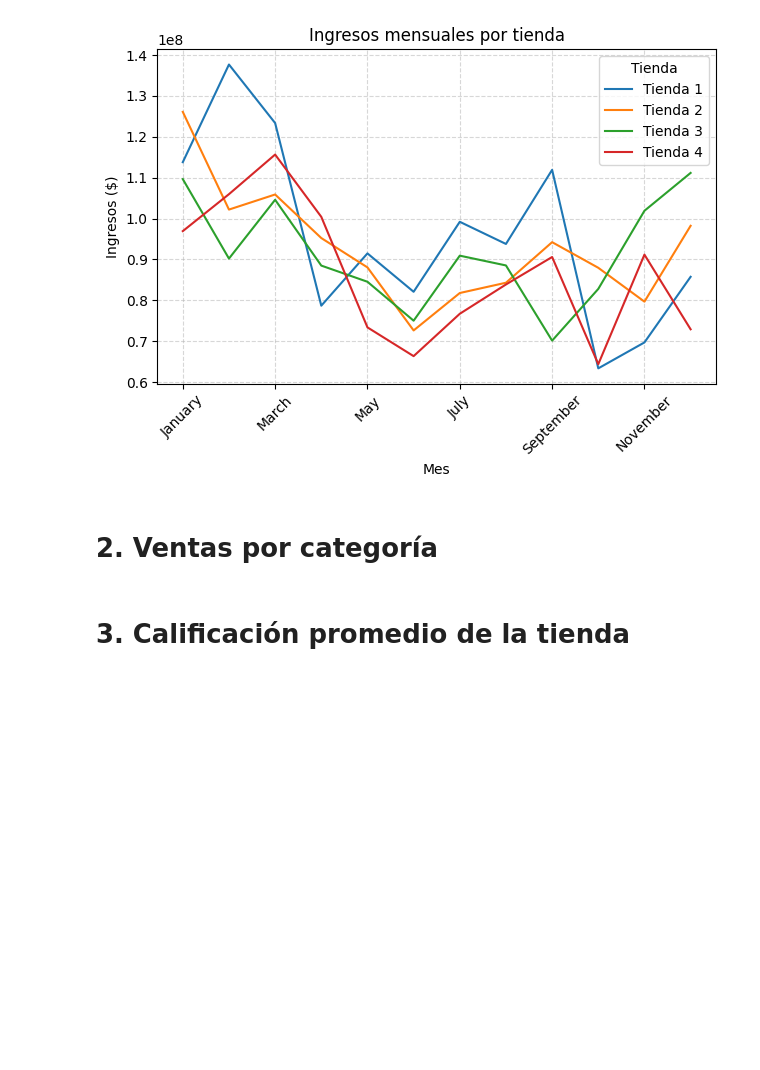
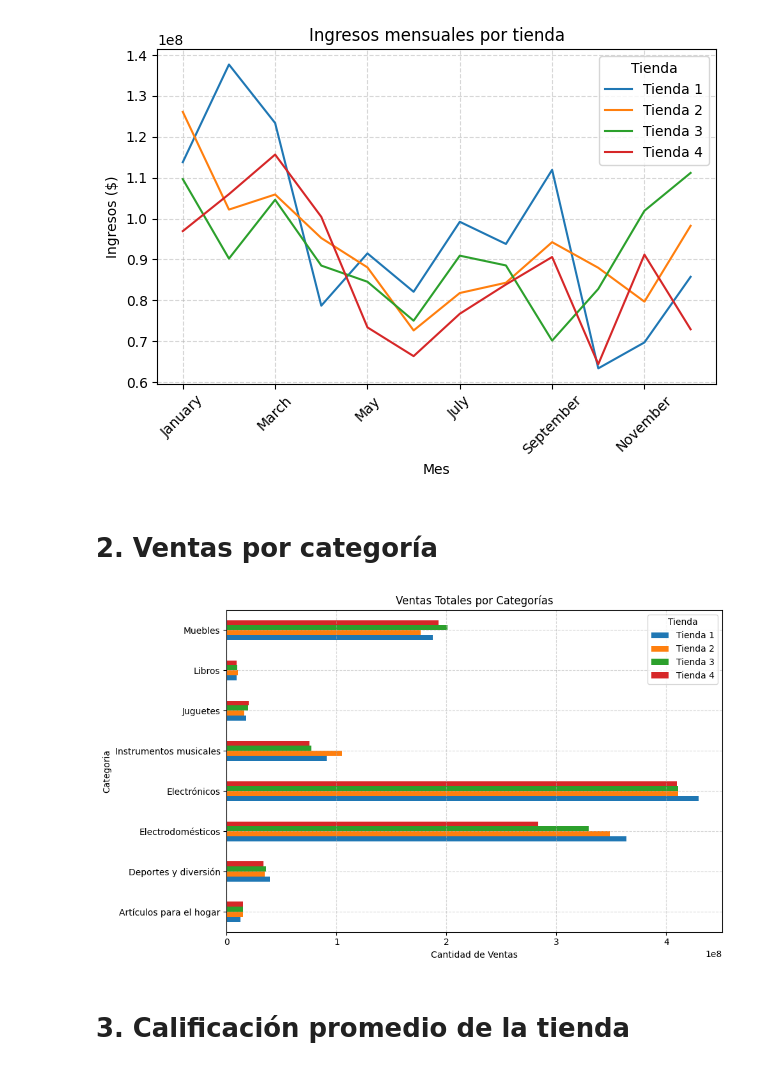
Before and after one commit to kevirui/Challenge-Alura-Store, a Jupyter notebook: AluraStoreLatam.ipynb, the cells around one changed output. Saved outputs shown, nothing was run; the diff lists cells and outputs as text; code cells hidden in the pictures; blank space fills up the shorter version.

```diff
--- a/AluraStoreLatam.ipynb
+++ b/AluraStoreLatam.ipynb
@@ -129,2 +90,26 @@ traerVentaTotalPorCategoria = lambda tiendaN: tiendaN.groupby('Categoría del Pr
+# %%
+traerVentaTotalPorCategoria = lambda tiendaN: tiendaN.groupby('Categoría del Producto')['Precio'].sum()
+
+# Tiendas con sus respectivas categorías destacadas
+ventasTotalesCategoria = {
+    'Tienda 1': traerVentaTotalPorCategoria(tienda),
+    'Tienda 2': traerVentaTotalPorCategoria(tienda2),
+    'Tienda 3': traerVentaTotalPorCategoria(tienda3),
+    'Tienda 4': traerVentaTotalPorCategoria(tienda4),
+}
+
+# Convertir el diccionario con las categorias y tiendas, en un DataFrame
+dfTiendasYCategorias = pd.DataFrame(ventasTotalesCategoria)
+dfTiendasYCategorias.plot(kind='barh', figsize=(10, 6))
+
+plt.title('Ventas Totales por Categorías')
+plt.xlabel('Cantidad de Ventas')
+plt.ylabel('Categoria')
+plt.grid(True, linestyle='--', alpha=0.5)
+plt.tight_layout()
+plt.legend(title="Tienda")
+plt.show()
+# %% [output]
+[figure, added]
 # %% [markdown]
 # 3. Calificación promedio de la tienda
```
Also changed, not shown: parts of 8 cells of this notebook.
